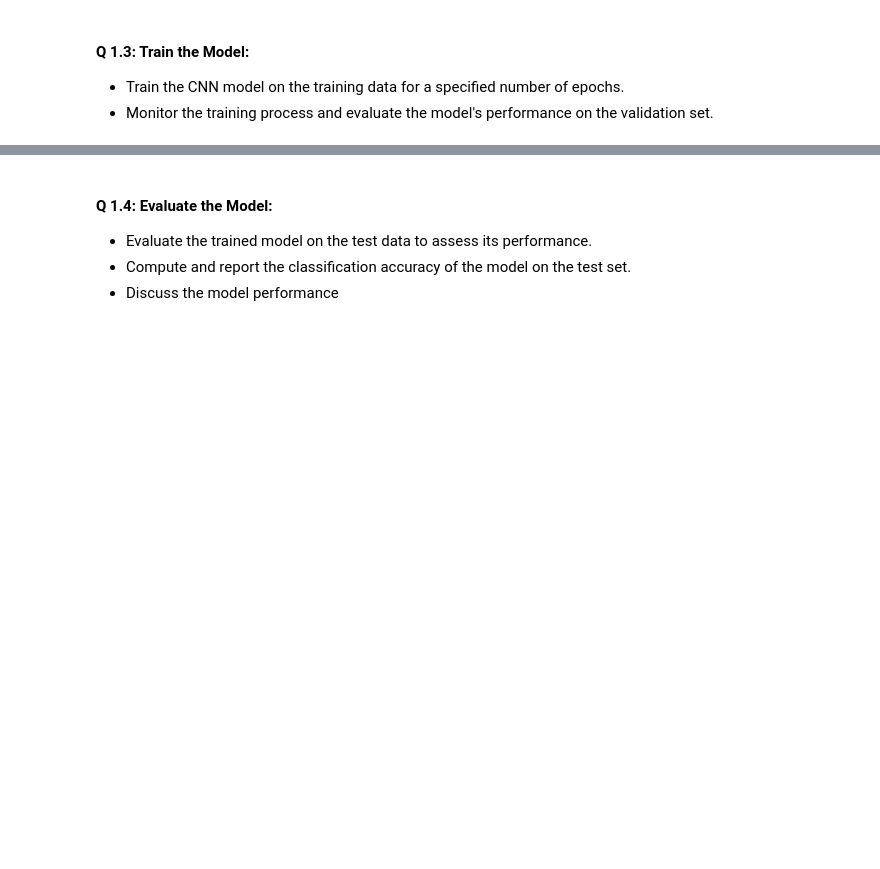
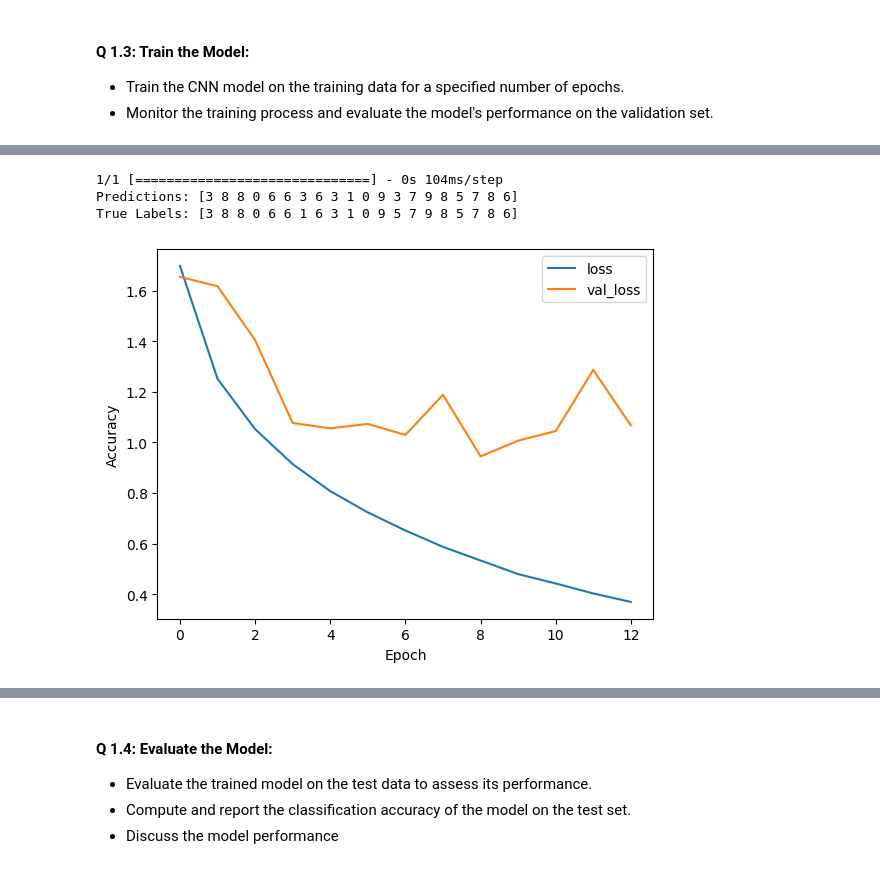
Before and after one commit to jonamadk/scaling-ML-journey, a Jupyter notebook: Lab_7_Classification_Using_Convolutional_Neural_Networks.ipynb, the cells around one changed output, grey strips where cells are left out. Cells and saved outputs as stored; diff of their text form; code cells hidden in the pictures; blank space fills up the shorter version.

Commit message:
updated model arch

```diff
--- a/Lab_7_Classification_Using_Convolutional_Neural_Networks.ipynb
+++ b/Lab_7_Classification_Using_Convolutional_Neural_Networks.ipynb
@@ -313,0 +320,15 @@ plt.show()
+# %%
+# Step 3: Define the CNN architecture
+model3 = models.Sequential([
+    layers.Conv2D(32, (3, 3), activation='relu', input_shape=(32, 32, 3)),
+    layers.MaxPooling2D((2, 2)),
+    layers.Conv2D(64, (3, 3), activation='relu'),
+    layers.MaxPooling2D((2, 2)),
+    layers.Conv2D(128, (3, 3), activation='relu'),
+    layers.MaxPooling2D((2, 2)),
+    layers.Flatten(),
+    layers.Dense(128, activation='relu'),
+    layers.Dense(128, activation='relu'),
+    layers.Dense(128, activation='relu'),
+    layers.Dense(10, activation='softmax')
+])
@@ -313,0 +355,16 @@ plt.show()
+# %%
+import keras
+from keras.optimizers import RMSprop
+
+model3.compile(optimizer=RMSprop(),
+               loss='categorical_crossentropy',
+               metrics=['accuracy'])
+# %%
+from keras import callbacks
+earlystopping = callbacks.EarlyStopping(monitor="val_loss",
+                                        mode="min",
+                                        patience=4,
+                                        restore_best_weights=True)
+# %%
+
+history3 = model3.fit(train_images, train_labels, epochs=50, batch_size=64, validation_data=(test_images, test_labels), callbacks=[earlystopping])
@@ -313,0 +396,19 @@ plt.show()
+# %%
+predictions = model3.predict(test_images[:20])
+print('Predictions:', np.argmax(predictions, axis=1))
+print('True Labels:', np.argmax(test_labels[:20], axis=1))
+# %% [output]
+1/1 [==============================] - 0s 104ms/step
+Predictions: [3 8 8 0 6 6 3 6 3 1 0 9 3 7 9 8 5 7 8 6]
+True Labels: [3 8 8 0 6 6 1 6 3 1 0 9 5 7 9 8 5 7 8 6]
+# %%
+import pandas as pd
+import matplotlib.pyplot as plt
+history_df = pd.DataFrame(history3.history)
+history_df.loc[:, ['loss', 'val_loss']].plot()
+plt.xlabel('Epoch')
+plt.ylabel('Accuracy')
+plt.legend(loc='upper right')
+plt.show()
+# %% [output]
+[figure, added]
```
Also changed, not shown: parts of 19 cells of this notebook.
